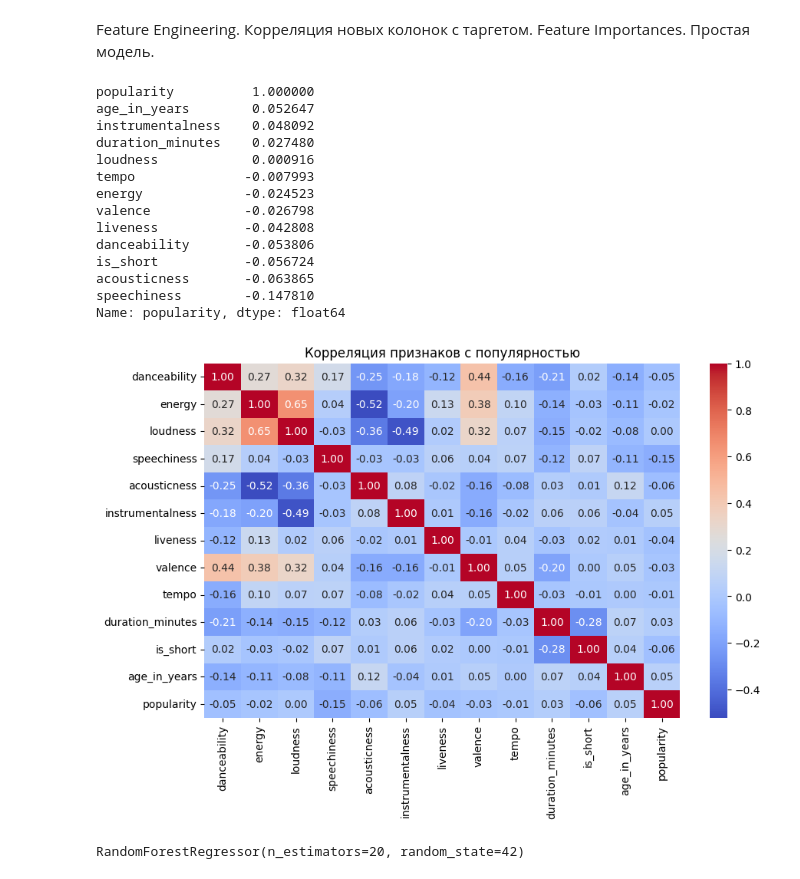
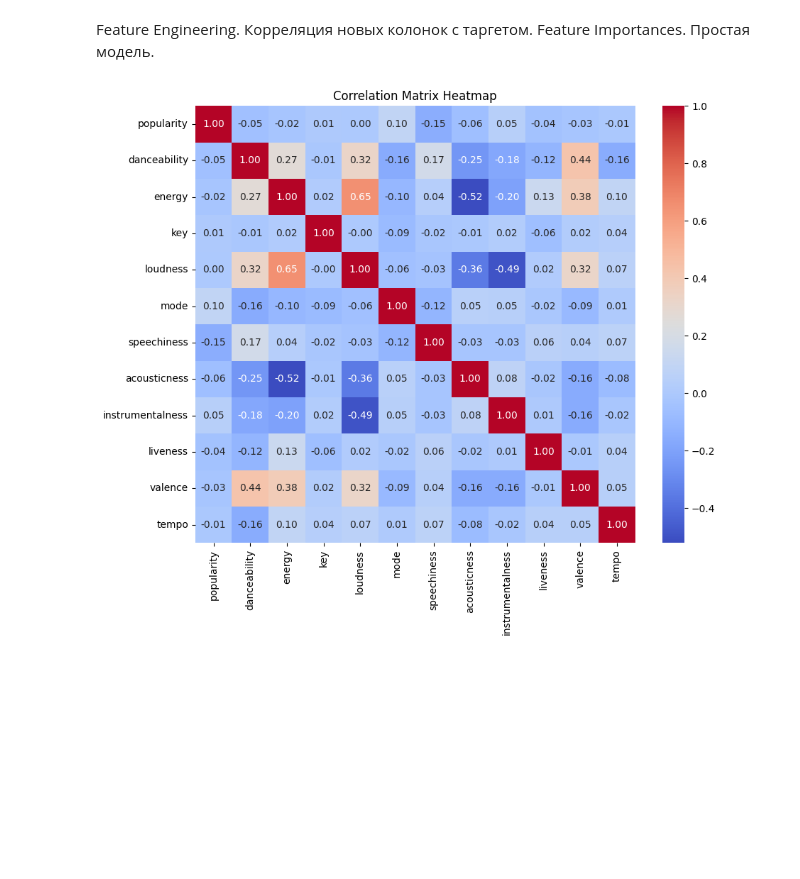
Before and after one commit to qcesha/Data, a Jupyter notebook: spotify.ipynb, the cells around one changed output. Saved outputs shown, nothing was run; the diff lists cells and outputs as text; code cells hidden in the pictures; blank space fills up the shorter version.

```diff
--- a/spotify.ipynb
+++ b/spotify.ipynb
@@ -147,35 +158,3 @@ plt.show()
 ---
 # %% [markdown]
 Feature Engineering. Корреляция новых колонок с таргетом. Feature Importances. Простая модель.
-# %%
-df["duration_minutes"] = df["duration_ms"] / 60000  # перевод длительности в минуты
-df["is_short"] = (df["duration_minutes"] < 2).astype(int)  # бинарный признак
-df["release_year"] = pd.to_datetime(df["album_release_date"], errors='coerce').dt.year  # год релиза
-df["age_in_years"] = 2025 - df["release_year"]  # сколько лет треку
-
-# Убедимся, что нет NaN
-df = df.dropna(subset=["release_year", "age_in_years"])
-# %%
-features = [
-    "danceability", "energy", "loudness", "speechiness", "acousticness",
-    "instrumentalness", "liveness", "valence", "tempo", "duration_minutes",
-    "is_short", "age_in_years"
-]
-
-correlations = df[features + ["popularity"]].corr()["popularity"].sort_values(ascending=False)
-print(correlations)
-# %% [output]
-popularity          1.000000
-age_in_years        0.052647
-instrumentalness    0.048092
-duration_minutes    0.027480
-loudness            0.000916
-tempo              -0.007993
-energy             -0.024523
-valence            -0.026798
-liveness           -0.042808
-danceability       -0.053806
-is_short           -0.056724
-acousticness       -0.063865
-speechiness        -0.147810
-Name: popularity, dtype: float64
@@ -182,32 +165,17 @@ Name: popularity, dtype: float64
 # %%
-import seaborn as sns
+mat_col = [
+    'popularity', 'danceability', 'energy', 'key', 'loudness', 'mode',
+    'speechiness', 'acousticness', 'instrumentalness', 'liveness',
+    'valence', 'tempo'
+]
 
-plt.figure(figsize=(10,6))
-sns.heatmap(df[features + ["popularity"]].corr(), annot=True, cmap="coolwarm", fmt=".2f")
-plt.title("Корреляция признаков с популярностью")
+# Строим корреляционную матрицу
+corr_mat = df[mat_col].corr()
+
+# Визуализируем
+plt.figure(figsize=(10, 8))
+sns.heatmap(corr_mat, annot=True, cmap='coolwarm', fmt=".2f")
+plt.title('Correlation Matrix Heatmap')
 plt.show()
 # %% [output]
-[figure, old version]
+[figure, new version]
-# %%
-from sklearn.ensemble import RandomForestRegressor
-from sklearn.model_selection import train_test_split
-from sklearn.preprocessing import StandardScaler
-
-# Сэмплирование (для ускорения)
-df_sample = df.sample(n=10000, random_state=42)
-
-X = df_sample[features].fillna(0)
-y = df_sample["popularity"]
-
-# Масштабирование
-scaler = StandardScaler()
-X_scaled = scaler.fit_transform(X)
-
-# Разделение на обучающую и тестовую выборку
-X_train, X_test, y_train, y_test = train_test_split(X_scaled, y, test_size=0.2, random_state=42)
-
-# Модель с меньшим числом деревьев
-model = RandomForestRegressor(n_estimators=20, random_state=42)
-model.fit(X_train, y_train)
-# %% [output]
-RandomForestRegressor(n_estimators=20, random_state=42)
```
Also changed, not shown: parts of 11 cells of this notebook.
